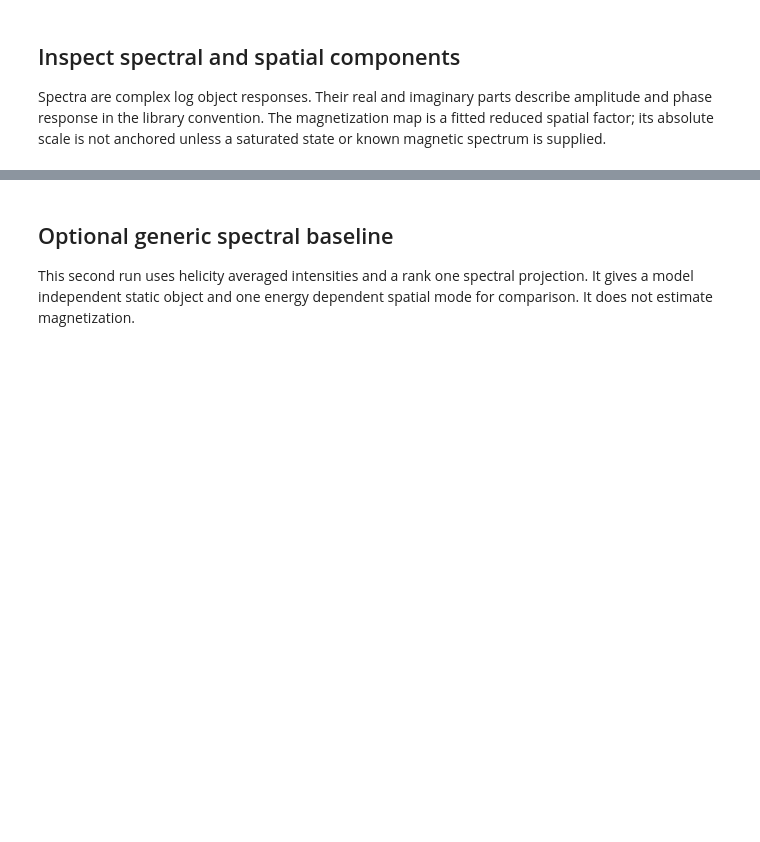
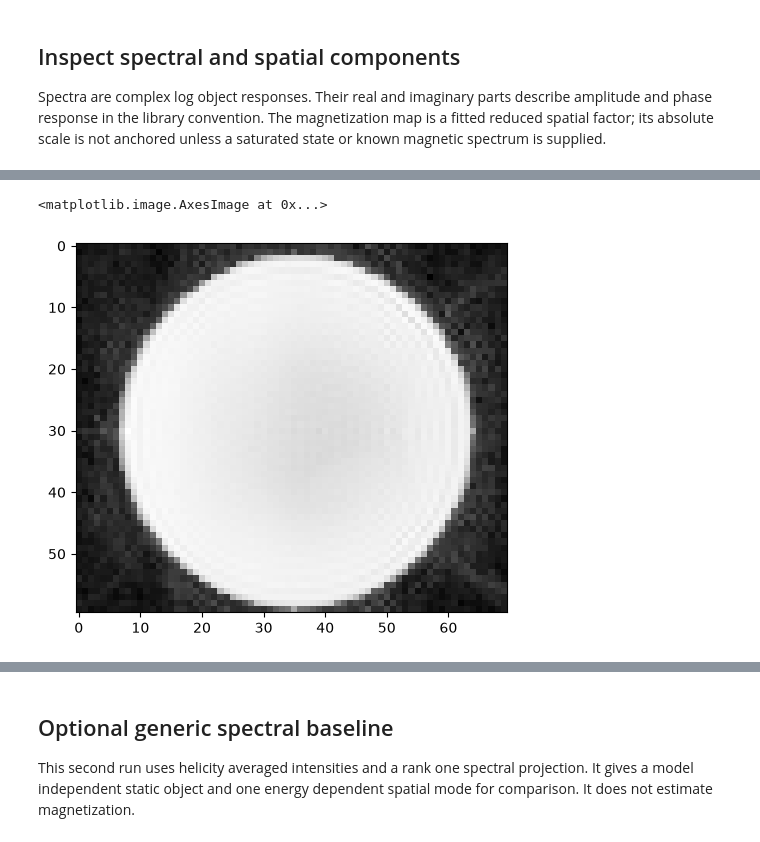
Before and after one commit to riccbatt/FTH-Phase-Retrieval-2609-SOLEIL-SEXTANTS, a Jupyter notebook: maxiv_phase_test/05_maxiv_hyperspectral_phase_retrieval.ipynb, the cells around one changed output, grey strips where cells are left out. Saved outputs shown, nothing was run; the diff lists cells and outputs as text; code cells hidden in the pictures; blank space fills up the shorter version.

```diff
--- a/maxiv_phase_test/05_maxiv_hyperspectral_phase_retrieval.ipynb
+++ b/maxiv_phase_test/05_maxiv_hyperspectral_phase_retrieval.ipynb
@@ -181,29 +257,35 @@ polarizations = [r["polarization"] for r in records]
 illumination_labels = ["beam0"] * len(records)
 recipe = universal.default_universal_phase_retrieval_recipe()
 recipe.update(
-    projection_model="physical_factorized",
+    charge_spectral_constraint   = 'free',
+    magnetic_spectral_constraint = 'free',
+    projection_model             = "physical_factorized",
     energy_values=energy_values,
-    inner_mode=["ER"], inner_Nit=[5],
-    warmup_mode=["ER"], warmup_Nit=[20],
-    outer_iterations=30,
-    physical_iterations=20,
+    inner_mode=["ER"], inner_Nit=[74],
+    warmup_mode=["HAPRE","ER"], warmup_Nit=[704,74],
+    outer_iterations=30//2,
+    physical_iterations=20//2,
     saturated_states=None,
     projection_every=len(records),
     projection_relaxation=0.5,
     projection_constraints_inside_support_only=True,
     zero_magnetization_outside_support=True,
-    hologram_intensity_cutoff_vmin=-1,
-    shuffle_observations=False,
+    hologram_intensity_cutoff_vmin=-0.1,
+    shuffle_observations=True,
     random_seed=0,
     binning=BINNING, crop=CROP, roi=ROI,
+    alpha_zero= 0.9,
+    alpha_mode= "const",
+    TV_freq= 5,
 )
-fields, warmup_fields, components, bsmasks, errors = universal.universal_phase_retrieval_algorithm(
-    holograms, mask_pixel, supportmask,
-    state_labels=states, energy_labels=energy_labels,
-    polarization_coefficients=polarizations,
-    illumination_labels=illumination_labels,
-    universal_recipe=recipe,
-)
+with retrieval_progress(recipe, len(records), kind="universal"):
+    fields, warmup_fields, components, bsmasks, errors = universal.universal_phase_retrieval_algorithm(
+        holograms, mask_pixel, supportmask,
+        state_labels=states, energy_labels=energy_labels,
+        polarization_coefficients=polarizations,
+        illumination_labels=illumination_labels,
+        universal_recipe=recipe,
+    )
 supportmask_result = components["supportmask"]
 mask_pixel_result = components["mask_pixel"]
 roi_result = components["roi"]
@@ -262,4 +340,7 @@ ax.plot(model_energies[order], charge.imag[order], "o-", label="real")
 # %%
 %matplotlib inline
 fig,ax=plt.subplots()
-ax.imshow(np.abs(common)[380:460,85:170], cmap="gray")
+ax.imshow(np.abs(common)[-100:-40,60:130], cmap="gray")
+# %% [output]
+<matplotlib.image.AxesImage at 0x...>
+[figure, added]
```
Also changed, not shown: parts of 16 cells of this notebook, 15 other files.
